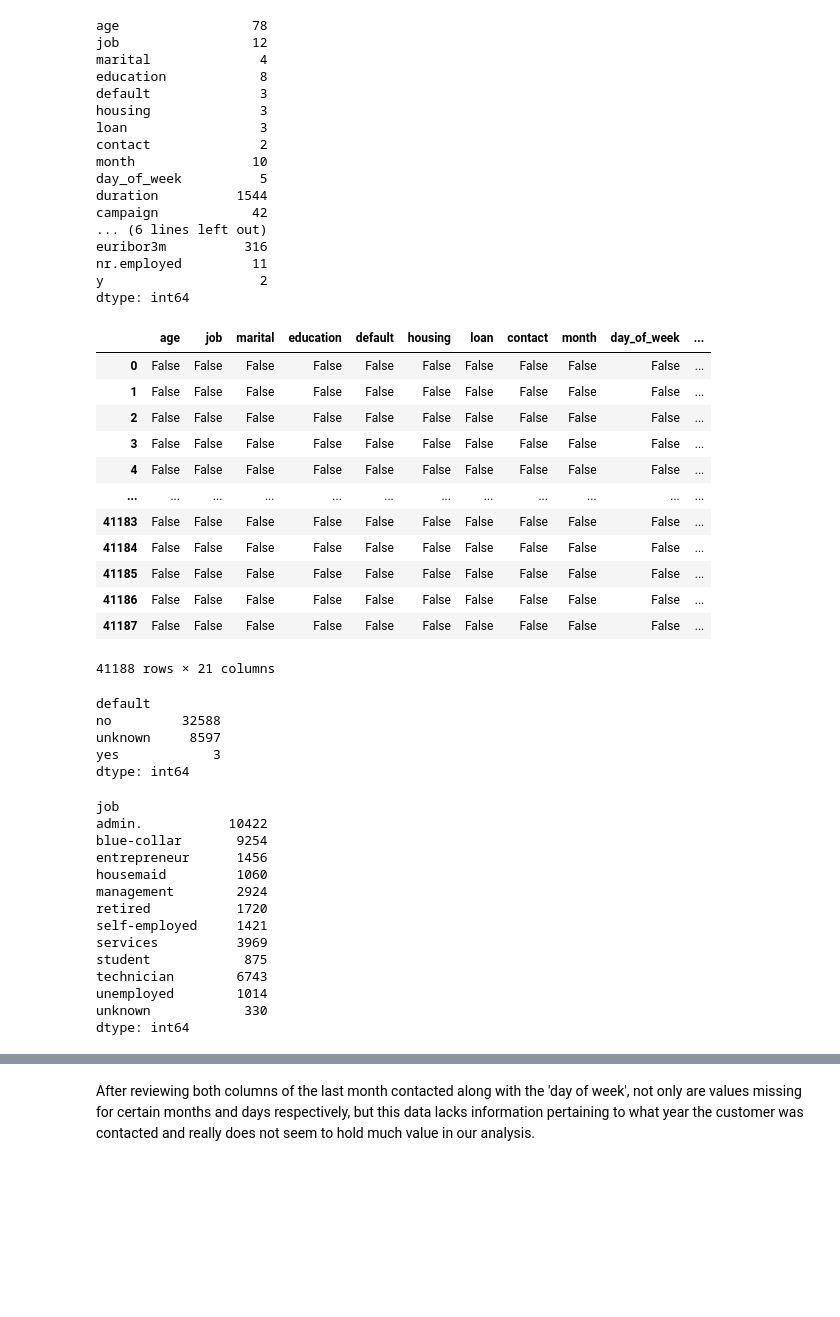
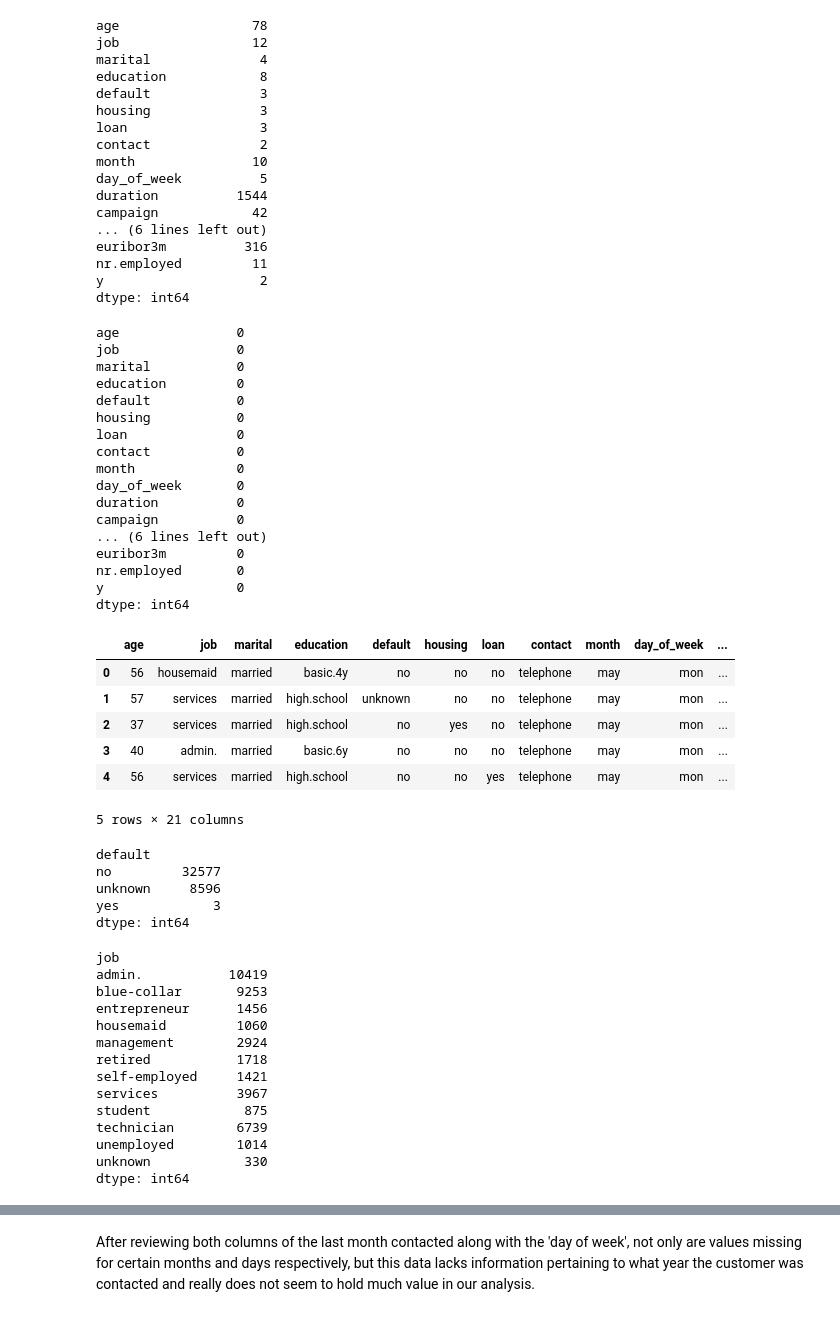
Before and after one commit to 4GeeksAcademy/Kransky_85_logistic_regression_project_template, a Jupyter notebook: src/explore.ipynb, the cells around one changed output, grey strips where cells are left out. Cells and saved outputs as stored; diff of their text form; code cells hidden in the pictures; blank space fills up the shorter version.

```diff
--- a/src/explore.ipynb
+++ b/src/explore.ipynb
@@ -64,21 +64,36 @@ nr.employed         11
 y                    2
 dtype: int64
 # %%
-total_data.isnull()
+total_data.isnull().sum()
 # %% [output]
-|  | age | job | marital | education | default | housing | loan | contact | month | day_of_week | ... |
-| 0 | False | False | False | False | False | False | False | False | False | False | ... |
-| 1 | False | False | False | False | False | False | False | False | False | False | ... |
-| 2 | False | False | False | False | False | False | False | False | False | False | ... |
-| 3 | False | False | False | False | False | False | False | False | False | False | ... |
-| 4 | False | False | False | False | False | False | False | False | False | False | ... |
-| ... | ... | ... | ... | ... | ... | ... | ... | ... | ... | ... | ... |
-| 41183 | False | False | False | False | False | False | False | False | False | False | ... |
-| 41184 | False | False | False | False | False | False | False | False | False | False | ... |
-| 41185 | False | False | False | False | False | False | False | False | False | False | ... |
-| 41186 | False | False | False | False | False | False | False | False | False | False | ... |
-| 41187 | False | False | False | False | False | False | False | False | False | False | ... |
-41188 rows × 21 columns
+age               0
+job               0
+marital           0
+education         0
+default           0
+housing           0
+loan              0
+contact           0
+month             0
+day_of_week       0
+duration          0
+campaign          0
+... (6 lines left out)
+euribor3m         0
+nr.employed       0
+y                 0
+dtype: int64
+# %%
+total_data = total_data.drop_duplicates().reset_index(drop=True)
+total_data.head()
+# %% [output]
+|  | age | job | marital | education | default | housing | loan | contact | month | day_of_week | ... |
+| 0 | 56 | housemaid | married | basic.4y | no | no | no | telephone | may | mon | ... |
+| 1 | 57 | services | married | high.school | unknown | no | no | telephone | may | mon | ... |
+| 2 | 37 | services | married | high.school | no | yes | no | telephone | may | mon | ... |
+| 3 | 40 | admin. | married | basic.6y | no | no | no | telephone | may | mon | ... |
+| 4 | 56 | services | married | high.school | no | no | yes | telephone | may | mon | ... |
+5 rows × 21 columns
 # %%
 # Group by two columns and get value counts for each group
 grouped_counts = total_data.groupby(['default']).size()
@@ -86,8 +101,8 @@ grouped_counts = total_data.groupby(['default']).size()
 print(grouped_counts)
 # %% [output]
 default
-no         32588
-unknown     8597
+no         32577
+unknown     8596
 yes            3
 dtype: int64
 # %%
@@ -96,16 +111,16 @@ grouped_counts = total_data.groupby(['job']).size()
 print(grouped_counts)
 # %% [output]
 job
-admin.           10422
-blue-collar       9254
+admin.           10419
+blue-collar       9253
 entrepreneur      1456
 housemaid         1060
 management        2924
-retired           1720
+retired           1718
 self-employed     1421
-services          3969
+services          3967
 student            875
-technician        6743
+technician        6739
 unemployed        1014
 unknown            330
 dtype: int64
```
Also changed, not shown: parts of 34 cells of this notebook, 2 other files.
